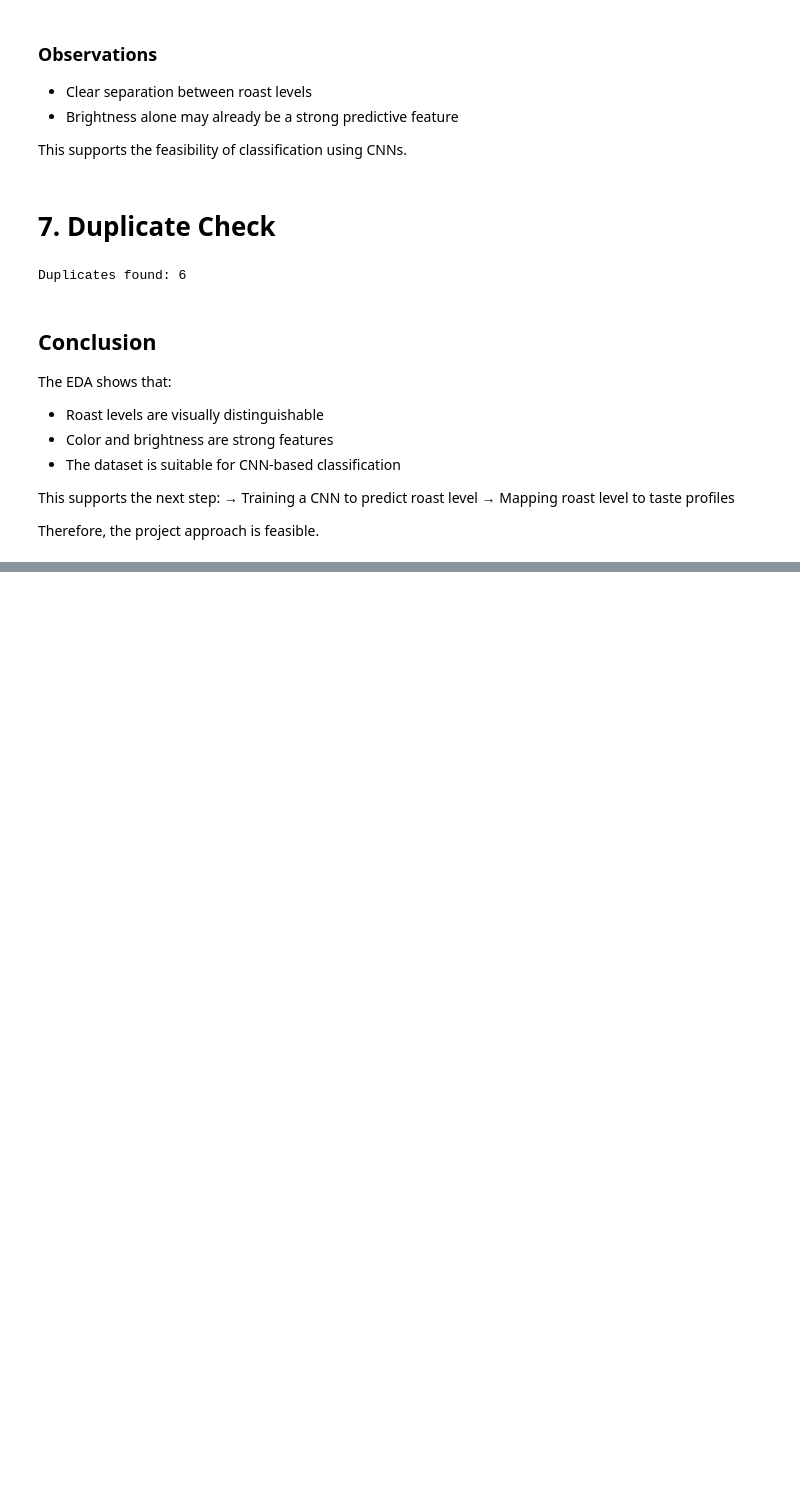
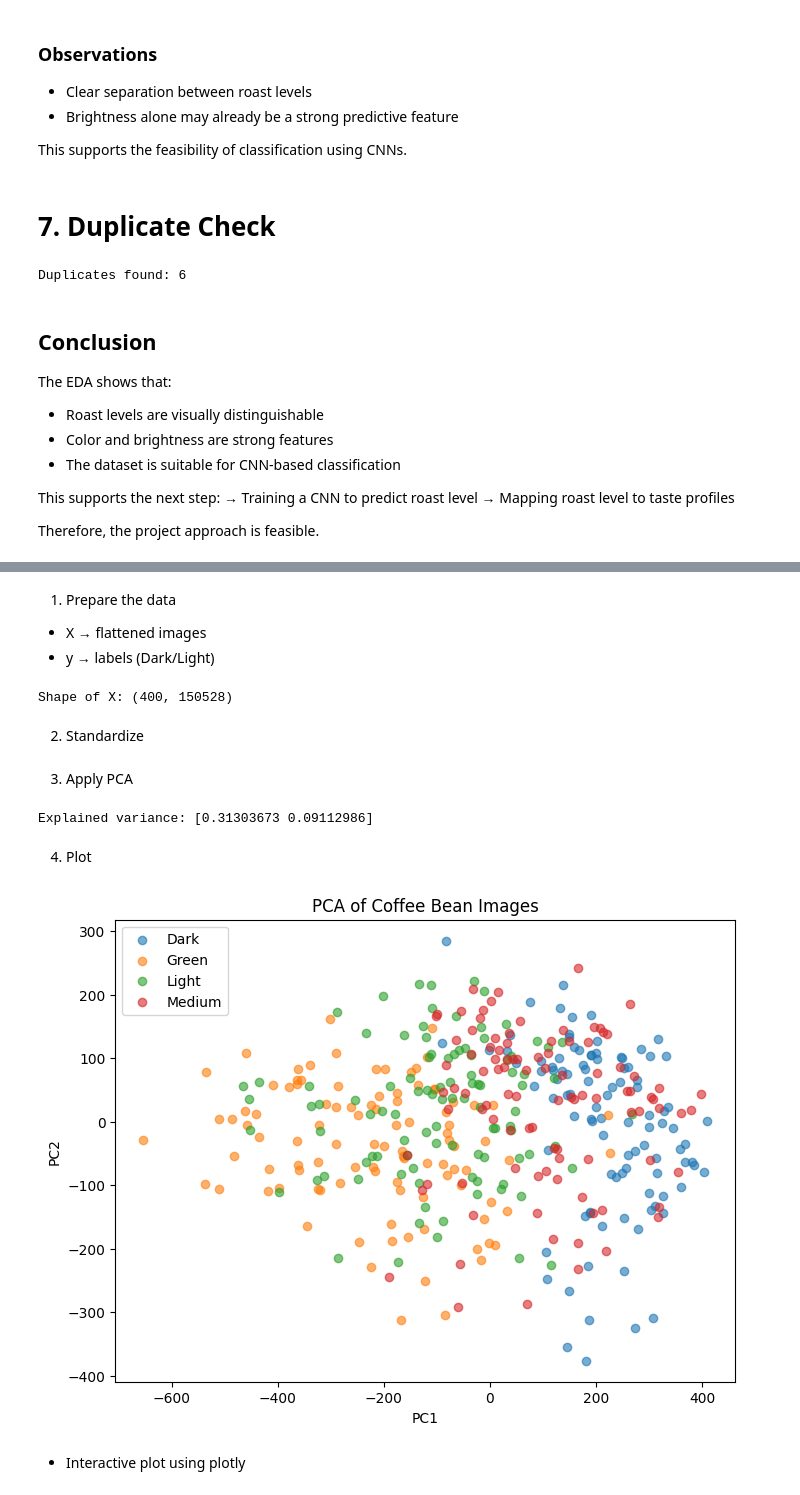
Before and after one commit to DaisyRacin/AI7-DataChallenge, a Jupyter notebook: EDA.ipynb, the cells around one changed output, grey strips where cells are left out. Cells and saved outputs as stored; diff of their text form; code cells hidden in the pictures; blank space fills up the shorter version.

```diff
--- a/EDA.ipynb
+++ b/EDA.ipynb
@@ -190,0 +213,58 @@ Therefore, the project approach is feasible.
+# %% [markdown]
+1. Prepare the data
+
+- X → flattened images
+- y → labels (Dark/Light)
+# %%
+import numpy as np
+from sklearn.decomposition import PCA
+
+X = []
+y = []
+
+for cls in classes:
+    for img_name in os.listdir(os.path.join(data_dir, cls))[:100]:  # limit for speed
+        img = np.array(Image.open(os.path.join(data_dir, cls, img_name)))
+        X.append(img.flatten())   # convert 224x224x3 → 1D vector
+        y.append(cls)
+
+X = np.array(X)
+y = np.array(y)
+
+print("Shape of X:", X.shape)
+# %% [output]
+Shape of X: (400, 150528)
+# %% [markdown]
+2. Standardize
+# %%
+from sklearn.preprocessing import StandardScaler
+
+scaler = StandardScaler()
+X_scaled = scaler.fit_transform(X)
+# %% [markdown]
+3. Apply PCA
+# %%
+pca = PCA(n_components=2)
+X_pca = pca.fit_transform(X_scaled)
+
+print("Explained variance:", pca.explained_variance_ratio_)
+# %% [output]
+Explained variance: [0.31303673 0.09112986]
+# %% [markdown]
+4. Plot
+# %%
+plt.figure(figsize=(8,6))
+
+for cls in classes:
+    idx = (y == cls)
+    plt.scatter(X_pca[idx, 0], X_pca[idx, 1], label=cls, alpha=0.6)
+
+plt.legend()
+plt.title("PCA of Coffee Bean Images")
+plt.xlabel("PC1")
+plt.ylabel("PC2")
+plt.show()
+# %% [output]
+[figure, added]
+# %% [markdown]
+- Interactive plot using plotly
```
Also changed, not shown: parts of 5 cells of this notebook.
